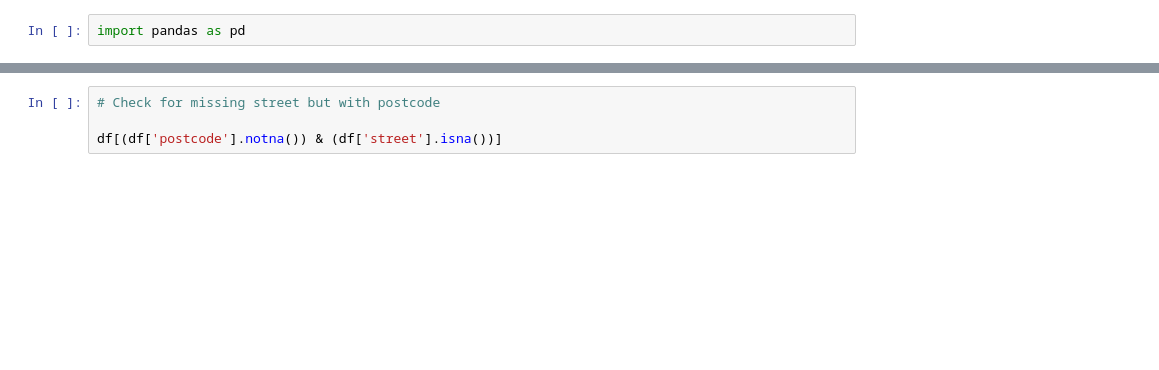
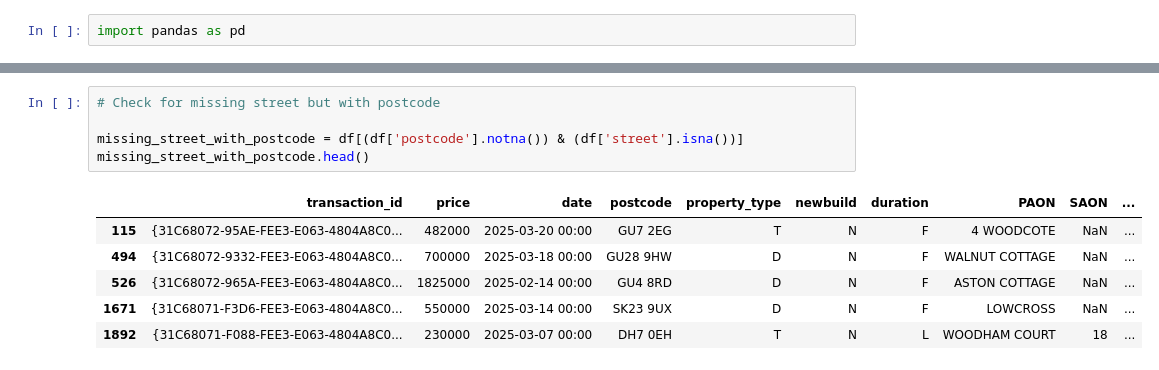
Before and after one commit to Sammz/DF_capstone, a Jupyter notebook: notebooks/exploratory_analysis.ipynb, the cells around one changed output, grey strips where cells are left out. Drawn from its saved outputs; the diff is of its cells as text; blank space fills up the shorter version.

```diff
--- a/notebooks/exploratory_analysis.ipynb
+++ b/notebooks/exploratory_analysis.ipynb
@@ -27,4 +70,12 @@ df.duplicated().sum()
 # %%
 # Check for missing street but with postcode
 
-df[(df['postcode'].notna()) & (df['street'].isna())]
+missing_street_with_postcode = df[(df['postcode'].notna()) & (df['street'].isna())]
+missing_street_with_postcode.head()
+# %% [output]
+|  | transaction_id | price | date | postcode | property_type | newbuild | duration | PAON | SAON | ... |
+| 115 | {31C68072-95AE-FEE3-E063-4804A8C0... | 482000 | 2025-03-20 00:00 | GU7 2EG | T | N | F | 4 WOODCOTE | NaN | ... |
+| 494 | {31C68072-9332-FEE3-E063-4804A8C0... | 700000 | 2025-03-18 00:00 | GU28 9HW | D | N | F | WALNUT COTTAGE | NaN | ... |
+| 526 | {31C68072-965A-FEE3-E063-4804A8C0... | 1825000 | 2025-02-14 00:00 | GU4 8RD | D | N | F | ASTON COTTAGE | NaN | ... |
+| 1671 | {31C68071-F3D6-FEE3-E063-4804A8C0... | 550000 | 2025-03-14 00:00 | SK23 9UX | D | N | F | LOWCROSS | NaN | ... |
+| 1892 | {31C68071-F088-FEE3-E063-4804A8C0... | 230000 | 2025-03-07 00:00 | DH7 0EH | T | N | L | WOODHAM COURT | 18 | ... |
```
Also changed, not shown: parts of 5 cells of this notebook.
